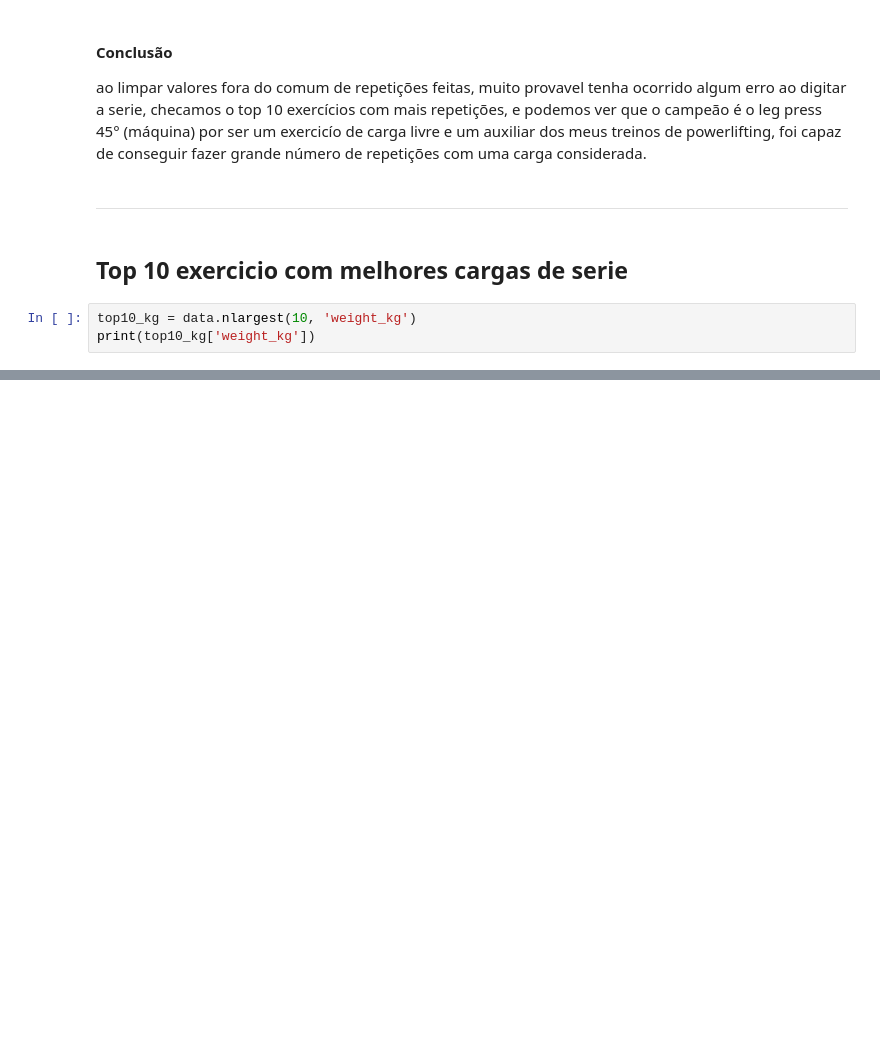
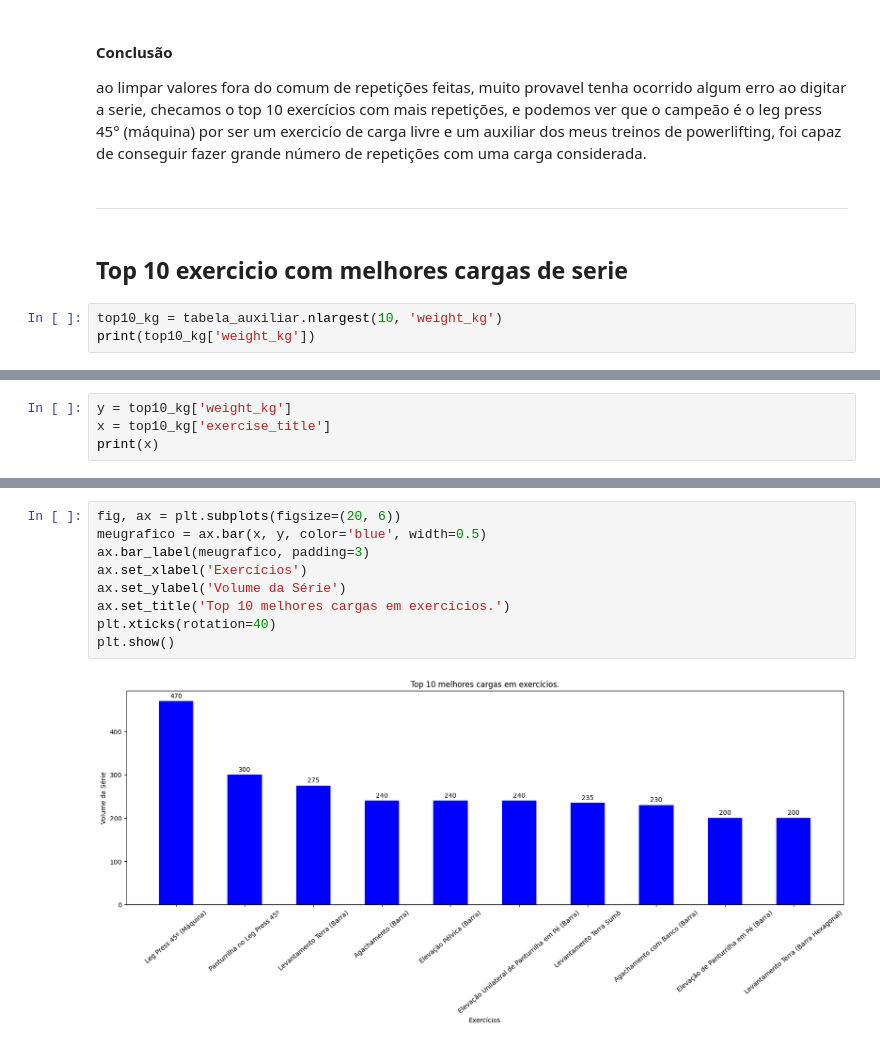
Before and after one commit to LucasDiasAlves/data-set_treino, a Jupyter notebook: notebook.ipynb, the cells around one changed output, grey strips where cells are left out. Saved outputs shown, nothing was run; the diff lists cells and outputs as text; blank space fills up the shorter version.

Commit message:
FEAT - criando gráfico de top 10 melhores cargas; - retirando valor incoerente do dataset

```diff
--- a/notebook.ipynb
+++ b/notebook.ipynb
@@ -242,6 +243,6 @@ ao limpar valores fora do comum de repetições feitas, muito provavel tenha oco
 # %% [markdown]
 ## Top 10 exercicio com melhores cargas de serie
 # %%
-top10_kg = data.nlargest(10, 'weight_kg')
+top10_kg = tabela_auxiliar.nlargest(10, 'weight_kg')
 print(top10_kg['weight_kg'])
 # %% [output]
@@ -258 +260,5 @@ print(top10_kg['weight_kg'])
 Name: weight_kg, dtype: float64
+# %%
+y = top10_kg['weight_kg']
+x = top10_kg['exercise_title']
+print(x)
@@ -258,0 +278,11 @@ Name: weight_kg, dtype: float64
+# %%
+fig, ax = plt.subplots(figsize=(20, 6))
+meugrafico = ax.bar(x, y, color='blue', width=0.5)
+ax.bar_label(meugrafico, padding=3)
+ax.set_xlabel('Exercícios')
+ax.set_ylabel('Volume da Série')
+ax.set_title('Top 10 melhores cargas em exercícios.')
+plt.xticks(rotation=40)
+plt.show()
+# %% [output]
+[figure, added]
```
Also changed, not shown: parts of 7 cells of this notebook, 1 other file.
